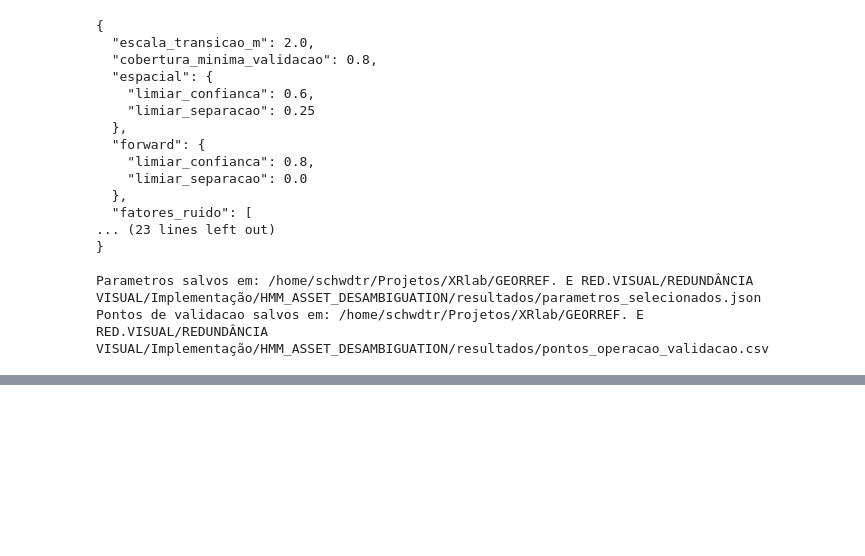
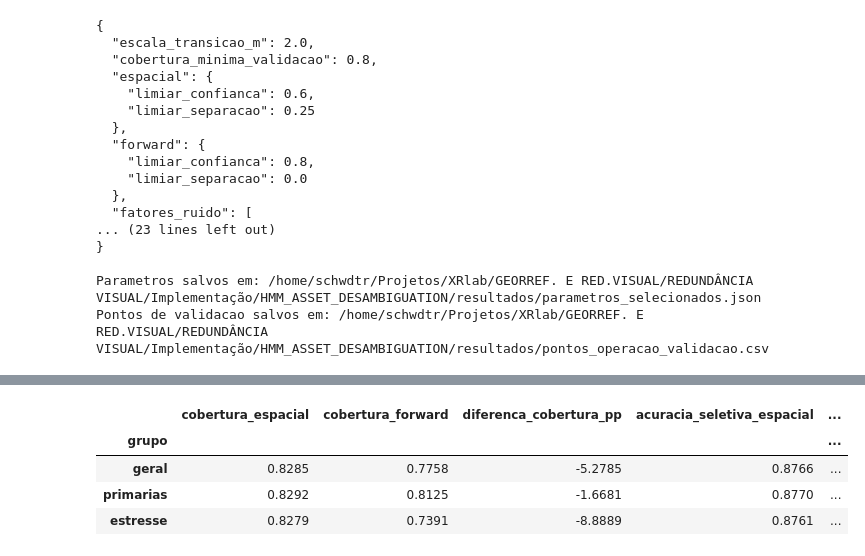
Before and after one commit to gabrieldutraschwaab/asset-disambiguation-hmm, a Jupyter notebook: notebooks/01_cenario_sintetico.ipynb, the cells around one changed output, grey strips where cells are left out. Cells and saved outputs as stored; diff of their text form; code cells hidden in the pictures; blank space fills up the shorter version.

```diff
--- a/notebooks/01_cenario_sintetico.ipynb
+++ b/notebooks/01_cenario_sintetico.ipynb
@@ -2846,0 +3832,99 @@ Pontos de validacao salvos em: /home/schwdtr/Projetos/XRlab/GEORREF. E RED.VISUA
+# %%
+linhas_comparacao_abstencao = []
+
+for grupo in [
+    "geral",
+    "primarias",
+    "estresse",
+]:
+    espacial = resumo_abstencao_teste.loc[
+        (
+            grupo,
+            "espacial",
+        )
+    ]
+
+    forward = resumo_abstencao_teste.loc[
+        (
+            grupo,
+            "forward",
+        )
+    ]
+
+    linhas_comparacao_abstencao.append(
+        {
+            "grupo": grupo,
+            "cobertura_espacial": (
+                espacial["cobertura"]
+            ),
+            "cobertura_forward": (
+                forward["cobertura"]
+            ),
+            "diferenca_cobertura_pp": (
+                forward["cobertura"]
+                - espacial["cobertura"]
+            ) * 100,
+            "acuracia_seletiva_espacial": (
+                espacial[
+                    "acuracia_seletiva"
+                ]
+            ),
+            "acuracia_seletiva_forward": (
+                forward[
+                    "acuracia_seletiva"
+                ]
+            ),
+            "ganho_acuracia_seletiva_pp": (
+                forward[
+                    "acuracia_seletiva"
+                ]
+                - espacial[
+                    "acuracia_seletiva"
+                ]
+            ) * 100,
+            "erros_espacial": (
+                espacial[
+                    "taxa_identificacoes_incorretas"
+                ]
+            ),
+            "erros_forward": (
+                forward[
+                    "taxa_identificacoes_incorretas"
+                ]
+            ),
+            "reducao_absoluta_erros_pp": (
+                espacial[
+                    "taxa_identificacoes_incorretas"
+                ]
+                - forward[
+                    "taxa_identificacoes_incorretas"
+                ]
+            ) * 100,
+            "reducao_relativa_erros_pct": (
+                1
+                - forward[
+                    "taxa_identificacoes_incorretas"
+                ]
+                / espacial[
+                    "taxa_identificacoes_incorretas"
+                ]
+            ) * 100,
+        }
+    )
+
+comparacao_abstencao_teste = (
+    pd.DataFrame(
+        linhas_comparacao_abstencao
+    )
+    .set_index("grupo")
+)
+
+display(
+    comparacao_abstencao_teste.round(4)
+)
+# %% [output]
+|  | cobertura_espacial | cobertura_forward | diferenca_cobertura_pp | acuracia_seletiva_espacial | ... |
+| grupo |  |  |  |  | ... |
+| geral | 0.8285 | 0.7758 | -5.2785 | 0.8766 | ... |
+| primarias | 0.8292 | 0.8125 | -1.6681 | 0.8770 | ... |
+| estresse | 0.8279 | 0.7391 | -8.8889 | 0.8761 | ... |
```
Also changed, not shown: parts of 26 cells of this notebook, 17 other files.
